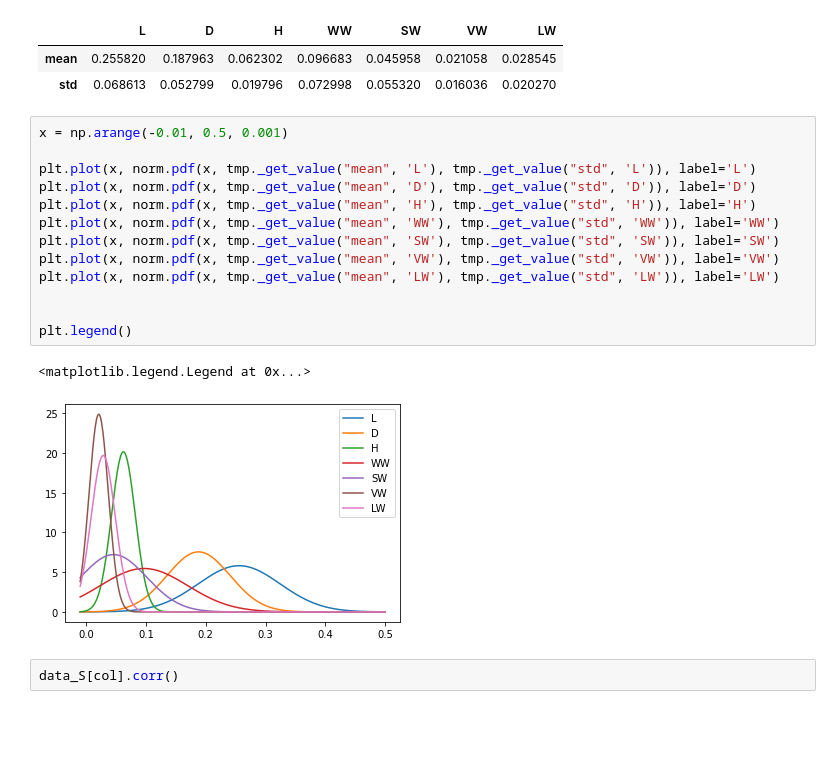
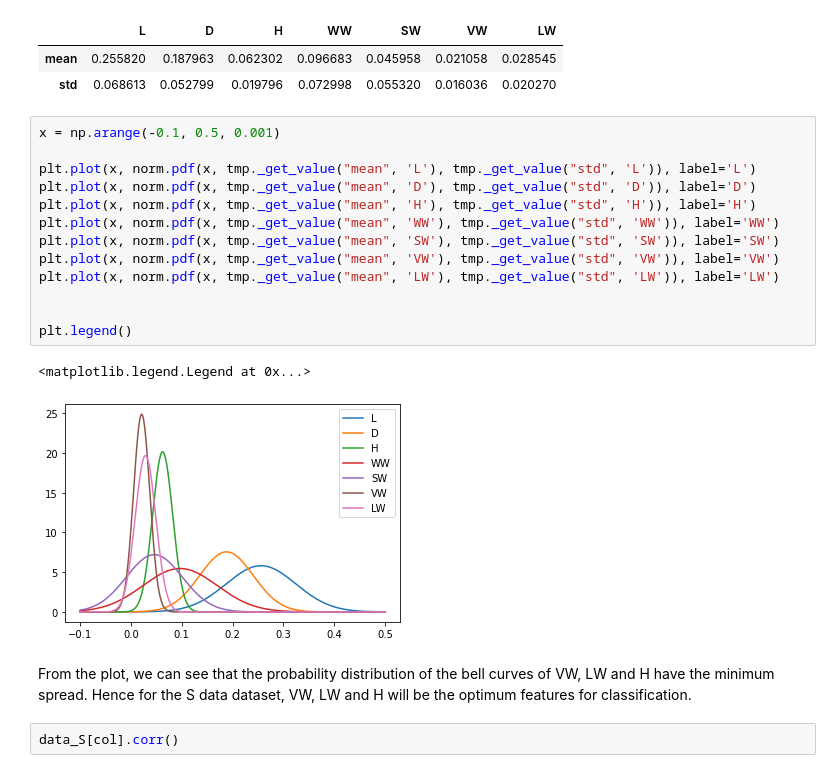
Before and after one commit to SWi7CHbladE/Pattern-Recognition-Assigment, a Jupyter notebook: 20_8_2022_Assignment2.ipynb, the cells around one changed output. Drawn from its saved outputs; the diff is of its cells as text; blank space fills up the shorter version.

```diff
--- a/20_8_2022_Assignment2.ipynb
+++ b/20_8_2022_Assignment2.ipynb
@@ -57,21 +57,23 @@ tmp
 | mean | 0.255820 | 0.187963 | 0.062302 | 0.096683 | 0.045958 | 0.021058 | 0.028545 |
 | std | 0.068613 | 0.052799 | 0.019796 | 0.072998 | 0.055320 | 0.016036 | 0.020270 |
 # %%
-x = np.arange(-0.01, 0.5, 0.001)
+x = np.arange(-0.1, 0.5, 0.001)
 
 plt.plot(x, norm.pdf(x, tmp._get_value("mean", 'L'), tmp._get_value("std", 'L')), label='L')
 plt.plot(x, norm.pdf(x, tmp._get_value("mean", 'D'), tmp._get_value("std", 'D')), label='D')
 plt.plot(x, norm.pdf(x, tmp._get_value("mean", 'H'), tmp._get_value("std", 'H')), label='H')
 plt.plot(x, norm.pdf(x, tmp._get_value("mean", 'WW'), tmp._get_value("std", 'WW')), label='WW')
 plt.plot(x, norm.pdf(x, tmp._get_value("mean", 'SW'), tmp._get_value("std", 'SW')), label='SW')
 plt.plot(x, norm.pdf(x, tmp._get_value("mean", 'VW'), tmp._get_value("std", 'VW')), label='VW')
 plt.plot(x, norm.pdf(x, tmp._get_value("mean", 'LW'), tmp._get_value("std", 'LW')), label='LW')
 
 
 plt.legend()
 # %% [output]
 <matplotlib.legend.Legend at 0x...>
-[figure, old version]
+[figure, new version]
+# %% [markdown]
+From the plot, we can see that the probability distribution of the bell curves of VW, LW and H have the minimum spread. Hence for the S data dataset, VW, LW and H will be the optimum features for classification.
 # %%
 data_S[col].corr()
 # %% [output]
```
Also changed, not shown: parts of 3 cells of this notebook.
